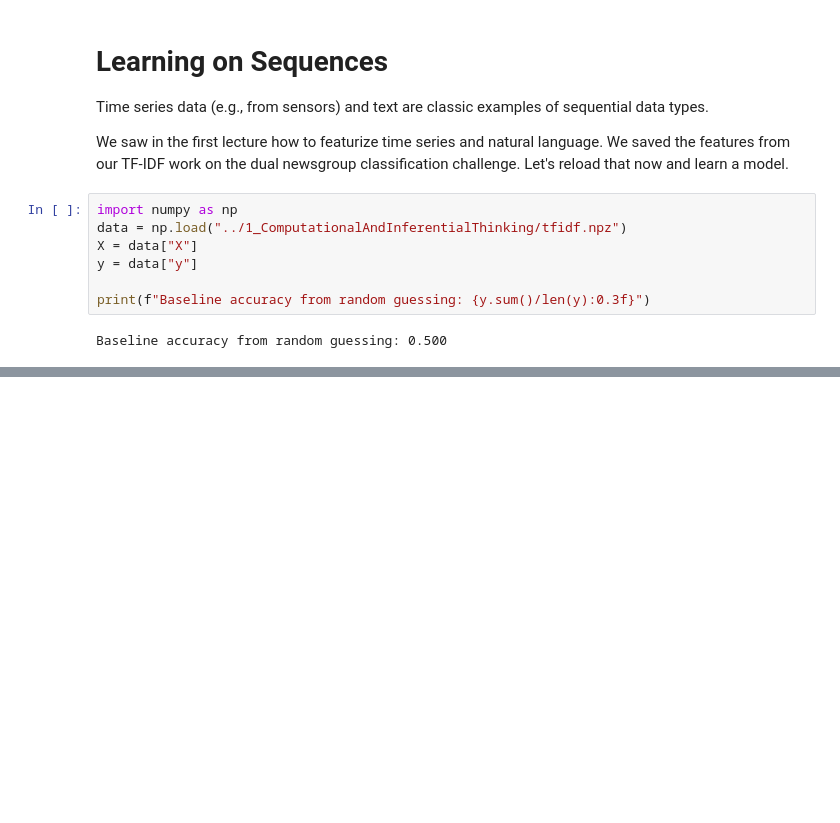
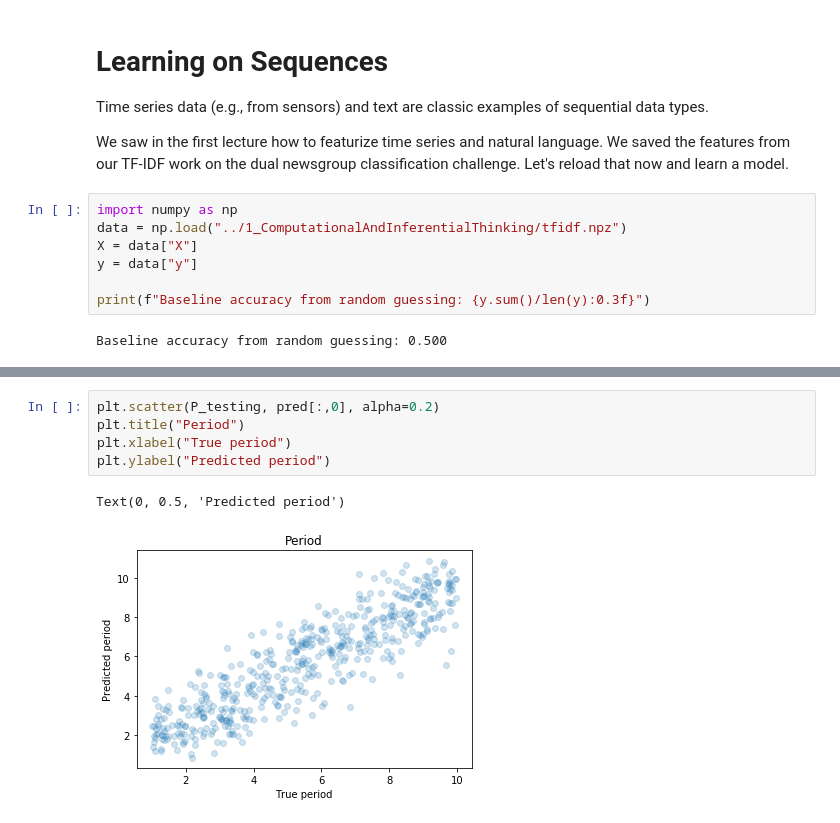
Before and after one commit to profjsb/ml_course, a Jupyter notebook: Lectures/5_DeepConvNets/01_Learning_on_Sequences.ipynb, the cells around one changed output, grey strips where cells are left out. Drawn from its saved outputs; the diff is of its cells as text; blank space fills up the shorter version.

```diff
--- a/Lectures/5_DeepConvNets/01_Learning_on_Sequences.ipynb
+++ b/Lectures/5_DeepConvNets/01_Learning_on_Sequences.ipynb
@@ -66,0 +387,8 @@ spacy
+# %%
+plt.scatter(P_testing, pred[:,0], alpha=0.2)
+plt.title("Period")
+plt.xlabel("True period")
+plt.ylabel("Predicted period")
+# %% [output]
+Text(0, 0.5, 'Predicted period')
+[figure, added]
```
Also changed, not shown: parts of 48 cells of this notebook, 3 other files.
